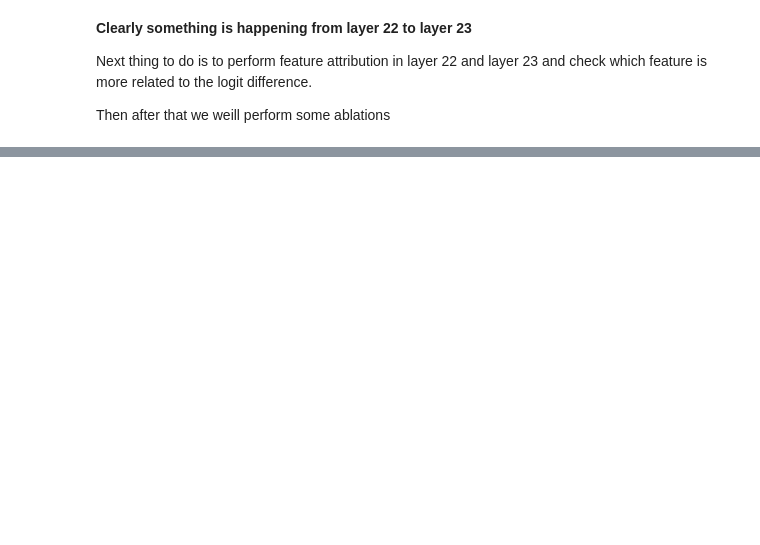
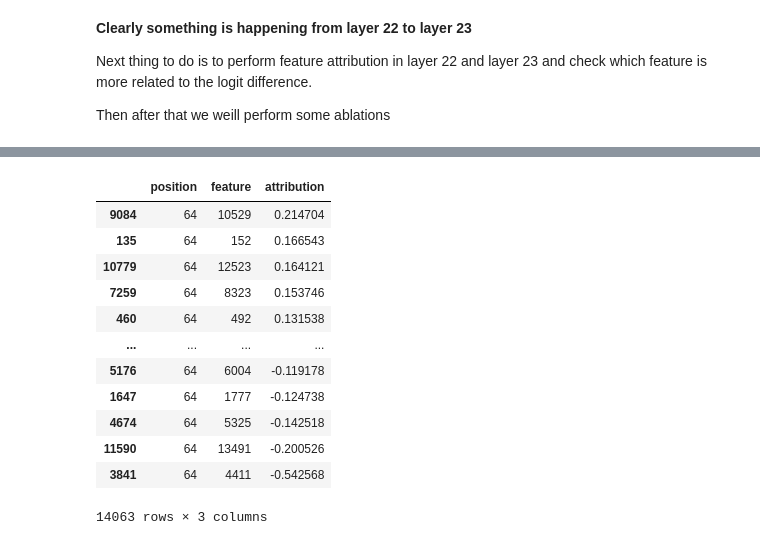
Before and after one commit to gboxo/GemmaExploration, a Jupyter notebook: terminations.ipynb, the cells around one changed output, grey strips where cells are left out. Cells and saved outputs as stored; diff of their text form; code cells hidden in the pictures; blank space fills up the shorter version.

```diff
--- a/terminations.ipynb
+++ b/terminations.ipynb
@@ -138,8 +204,9 @@ from torch.nn.functional import log_softmax
 from gemma_utils import get_all_string_min_l0_resid_gemma
 # %%
 
-def metric_fn(logits: torch.Tensor, pos:int=tok_pos) -> torch.Tensor:
-    return logits[0,pos,3119] - logits[0,pos,2577]
+def metric_fn(logits: torch.Tensor, pos:int=tok_pos-1) -> torch.Tensor:
+    #return logits[0,pos,3119] - logits[0,pos,2577]
+    return logits[0,pos,2577] - logits[0,pos,3119]
 # %%
 full_strings = get_all_string_min_l0_resid_gemma()
 layer = 22
@@ -169,0 +238,28 @@ OutOfMemoryError: CUDA out of memory. Tried to allocate 82.00 MiB. GPU 0 has a t
+# %%
+def convert_sparse_feature_to_long_df(sparse_tensor: torch.Tensor) -> pd.DataFrame:
+    """
+    Convert a sparse tensor to a long format pandas DataFrame.
+    """
+    df = pd.DataFrame(sparse_tensor.detach().cpu().numpy())
+    df_long = df.melt(ignore_index=False, var_name='column', value_name='value')
+    df_long.columns = ["feature", "attribution"]
+    df_long_nonzero = df_long[df_long['attribution'] != 0]
+    df_long_nonzero = df_long_nonzero.reset_index().rename(columns={'index': 'position'})
+    return df_long_nonzero
+
+df_long_nonzero = convert_sparse_feature_to_long_df(feature_attribution_df.sae_feature_attributions[sae.cfg.hook_name][0])
+df_long_nonzero.sort_values("attribution", ascending=False)
+# %% [output]
+|  | position | feature | attribution |
+| 9084 | 64 | 10529 | 0.214704 |
+| 135 | 64 | 152 | 0.166543 |
+| 10779 | 64 | 12523 | 0.164121 |
+| 7259 | 64 | 8323 | 0.153746 |
+| 460 | 64 | 492 | 0.131538 |
+| ... | ... | ... | ... |
+| 5176 | 64 | 6004 | -0.119178 |
+| 1647 | 64 | 1777 | -0.124738 |
+| 4674 | 64 | 5325 | -0.142518 |
+| 11590 | 64 | 13491 | -0.200526 |
+| 3841 | 64 | 4411 | -0.542568 |
+14063 rows × 3 columns
```
Also changed, not shown: parts of 19 cells of this notebook.
